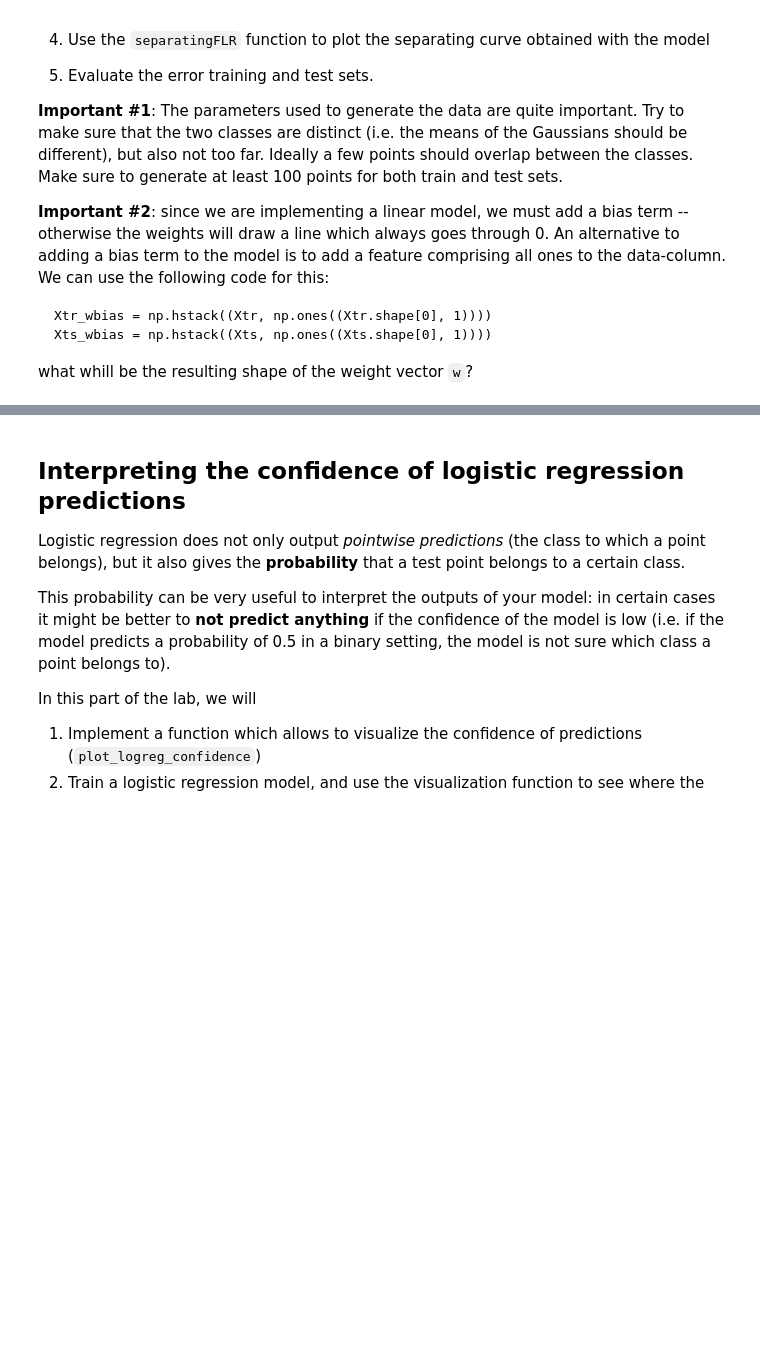
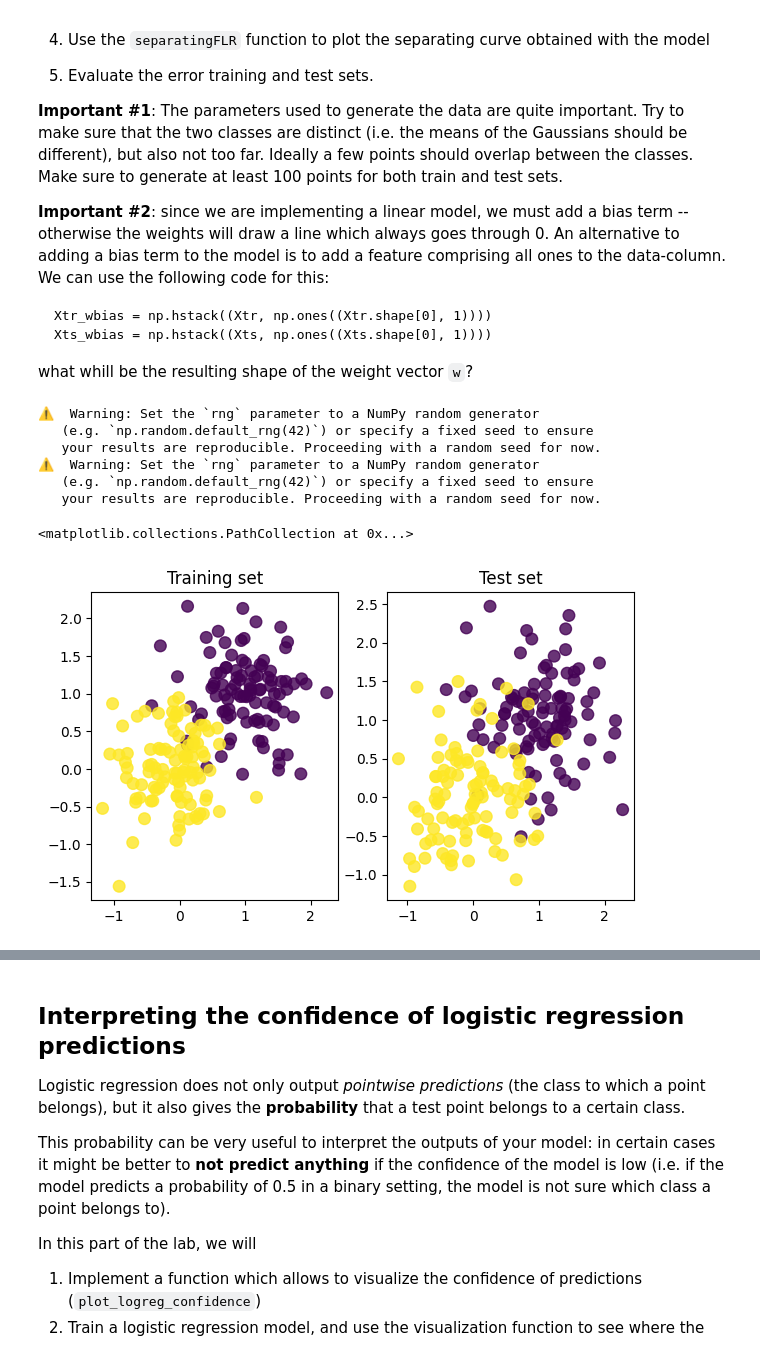
Before and after one commit to mariomine88/Unige_code, a Jupyter notebook: Master/First/ML/lab3/Lab3_LogisticRegression.ipynb, the cells around one changed output, grey strips where cells are left out. Saved outputs shown, nothing was run; the diff lists cells and outputs as text; code cells hidden in the pictures; blank space fills up the shorter version.

```diff
--- a/Master/First/ML/lab3/Lab3_LogisticRegression.ipynb
+++ b/Master/First/ML/lab3/Lab3_LogisticRegression.ipynb
@@ -235,22 +244,31 @@ def separatingFLR(Xtr, Ytr, w):
     plt.show();
 # %%
 # Help for data-generation
-means = ...
-sigmas = ...
+means = [[1, 1], [0, 0]]
+sigmas = [0.5, 0.5]
 
-Xtr, Ytr = ...
-Xts, Yts = ...
+Xtr, Ytr = mixGauss(means, sigmas, n=100)
+Xts, Yts = mixGauss(means, sigmas, n=100)
 
-Xtr_wbias = ...
-Xts_wbias = ...
+Xtr_wbias = np.hstack((Xtr, np.ones((Xtr.shape[0], 1))))
+Xts_wbias = np.hstack((Xts, np.ones((Xts.shape[0], 1))))
 
 # TODO: Plot training and test sets, coloring the two classes differently.
 fig = plt.figure(figsize=(7, 4))
 ax0 = fig.add_subplot(1, 2, 1)
 ax1 = fig.add_subplot(1, 2, 2)
 
 ax0.set_title("Training set")
 ax0.scatter(Xtr[:,0], Xtr[:,1], s=70, c=Ytr, alpha=0.8)
 
 ax1.set_title("Test set")
 ax1.scatter(Xts[:,0], Xts[:,1], s=70, c=Yts, alpha=0.8)
+# %% [output]
+⚠️  Warning: Set the `rng` parameter to a NumPy random generator
+   (e.g. `np.random.default_rng(42)`) or specify a fixed seed to ensure
+   your results are reproducible. Proceeding with a random seed for now.
+⚠️  Warning: Set the `rng` parameter to a NumPy random generator
+   (e.g. `np.random.default_rng(42)`) or specify a fixed seed to ensure
+   your results are reproducible. Proceeding with a random seed for now.
+<matplotlib.collections.PathCollection at 0x...>
+[figure, added]
```
Also changed, not shown: parts of 19 cells of this notebook.
